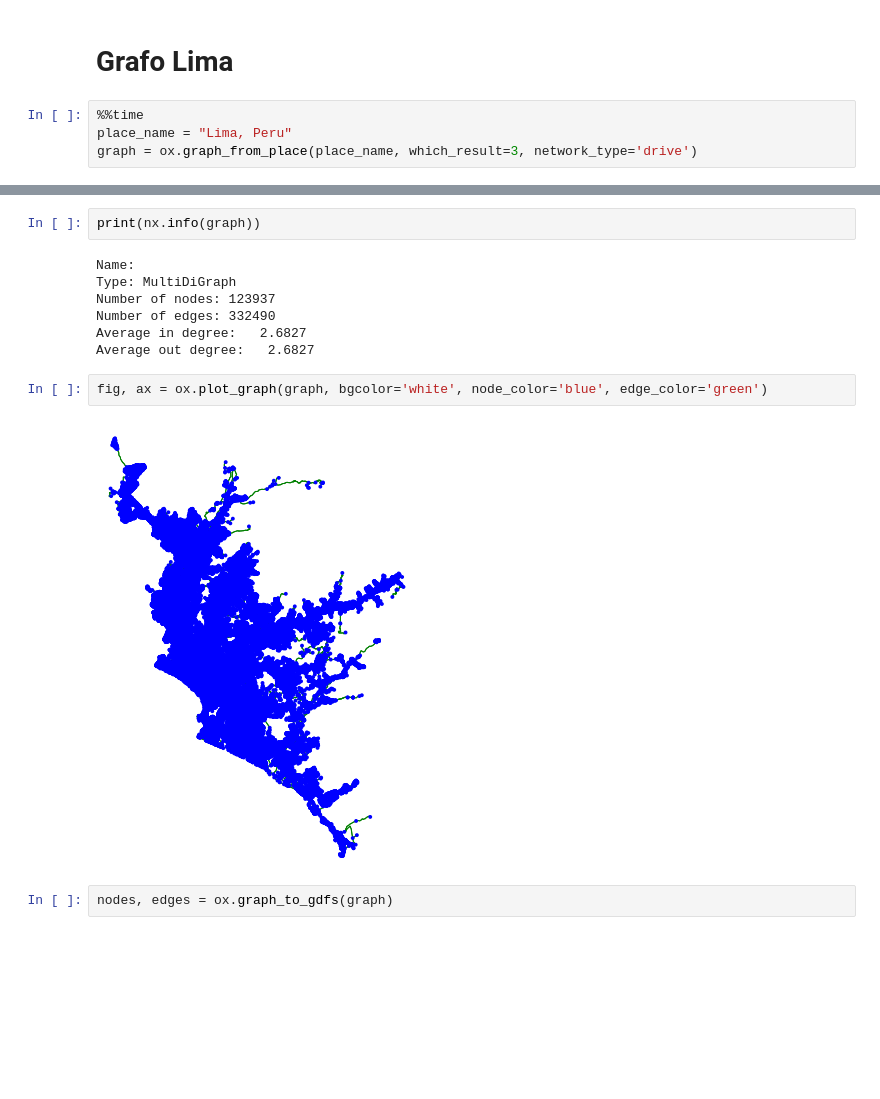
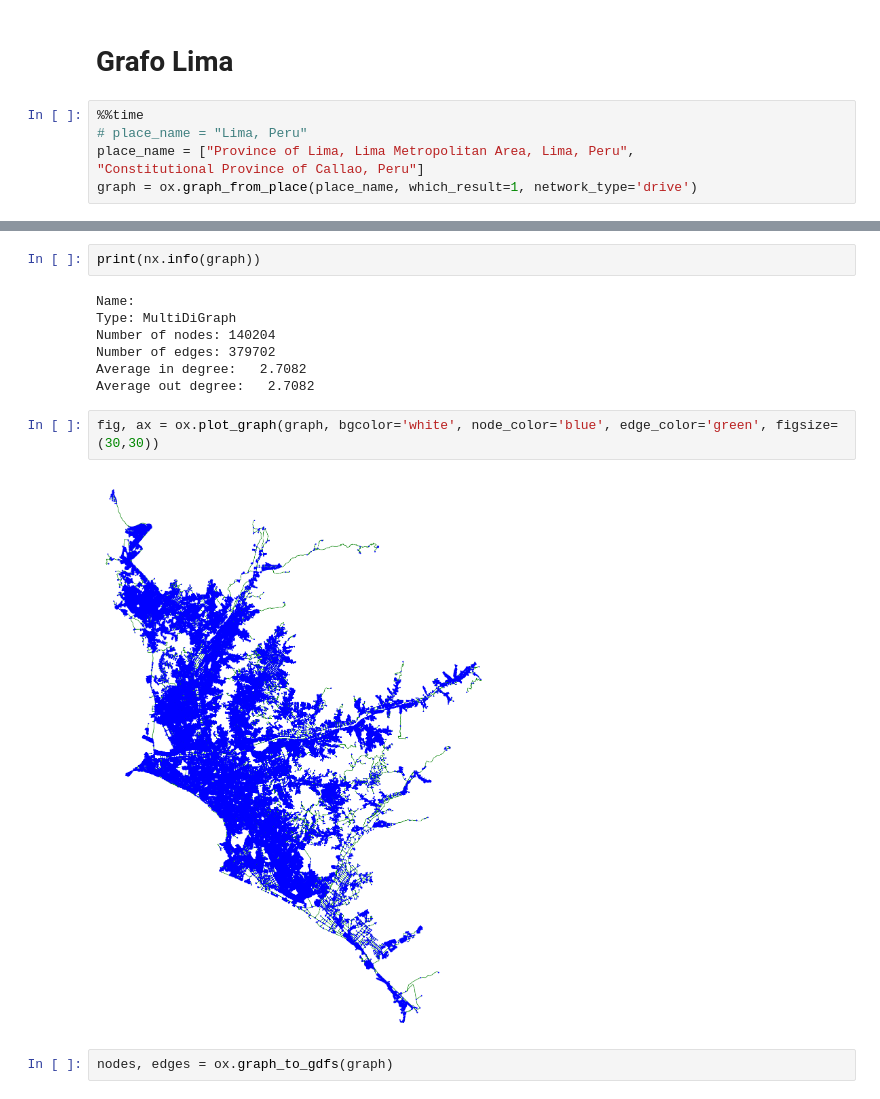
Before and after one commit to leiparov/intercon-simbig-2021, a Jupyter notebook: Rutas.ipynb, the cells around one changed output, grey strips where cells are left out. Saved outputs shown, nothing was run; the diff lists cells and outputs as text; blank space fills up the shorter version.

```diff
--- a/Rutas.ipynb
+++ b/Rutas.ipynb
@@ -13,6 +13,8 @@ import GOSTnets as gn
 # Grafo Lima
 # %%
 %%time
-place_name = "Lima, Peru"
-graph = ox.graph_from_place(place_name, which_result=3, network_type='drive')
+# place_name = "Lima, Peru"
+place_name = ["Province of Lima, Lima Metropolitan Area, Lima, Peru",
+"Constitutional Province of Callao, Peru"]
+graph = ox.graph_from_place(place_name, which_result=1, network_type='drive')
 # %% [output]
@@ -23,14 +25,14 @@ print(nx.info(graph))
 # %% [output]
 Name:
 Type: MultiDiGraph
-Number of nodes: 123937
-Number of edges: 332490
-Average in degree:   2.6827
-Average out degree:   2.6827
+Number of nodes: 140204
+Number of edges: 379702
+Average in degree:   2.7082
+Average out degree:   2.7082
 # %%
-fig, ax = ox.plot_graph(graph, bgcolor='white', node_color='blue', edge_color='green')
+fig, ax = ox.plot_graph(graph, bgcolor='white', node_color='blue', edge_color='green', figsize=(30,30))
 # %% [output]
-[figure, old version]
+[figure, new version]
 # %%
 nodes, edges = ox.graph_to_gdfs(graph)
 # %%
```
Also changed, not shown: parts of 49 cells of this notebook, 1 other file.
